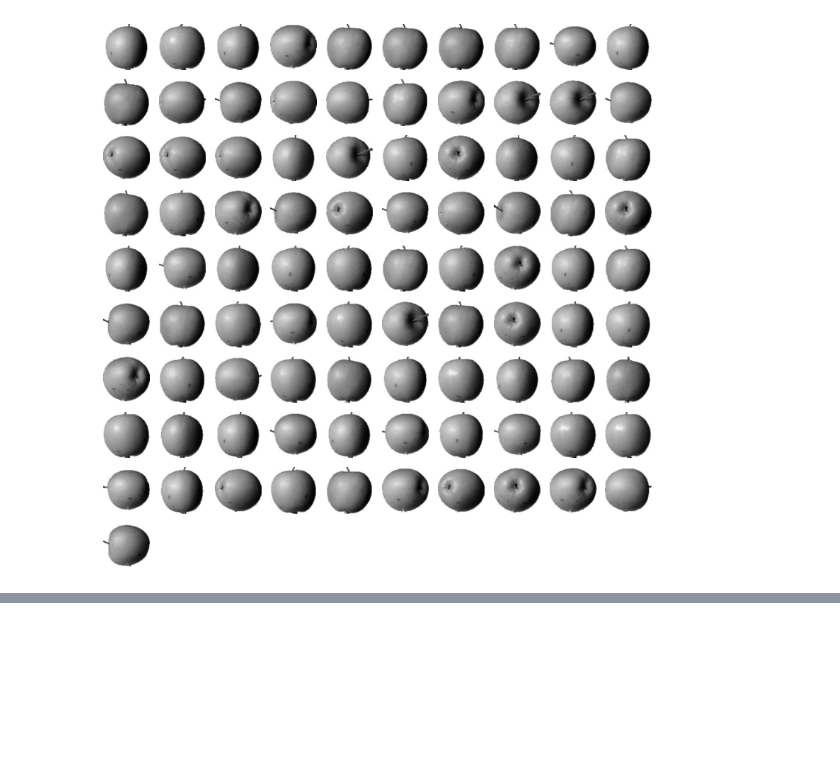
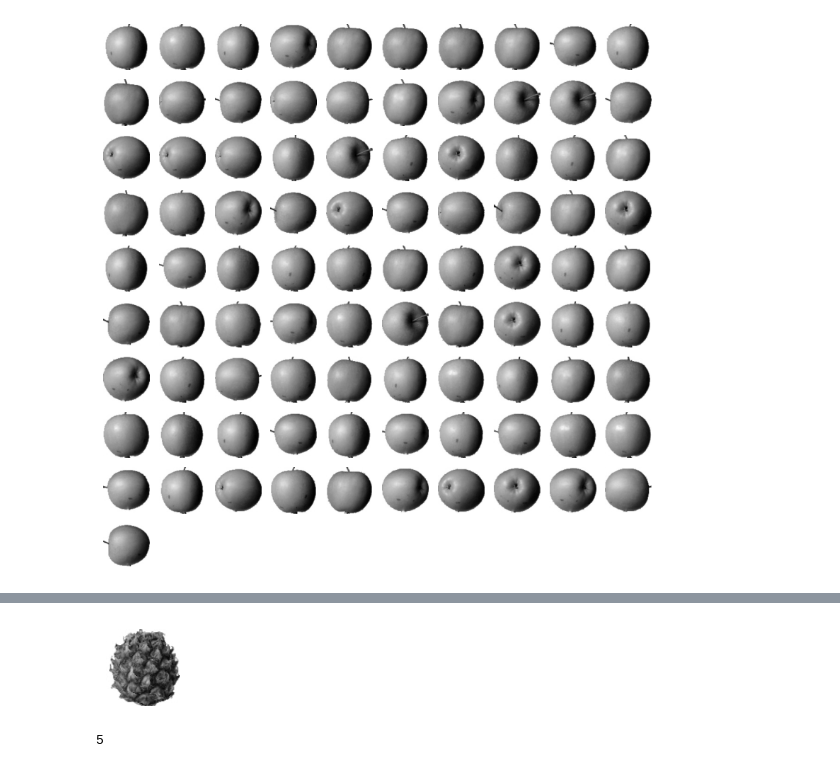
Before and after one commit to clzndyal1/git_test, a Jupyter notebook: 6_2_KMeans.ipynb, the cells around one changed output, grey strips where cells are left out. Saved outputs shown, nothing was run; the diff lists cells and outputs as text; code cells hidden in the pictures; blank space fills up the shorter version.

```diff
--- a/6_2_KMeans.ipynb
+++ b/6_2_KMeans.ipynb
@@ -67,0 +88,8 @@ draw_fruits(fruits[km.labels_==0])
+# %%
+draw_fruits(fruits[100:101])
+# %% [output]
+[figure, added]
+# %%
+print(km.n_iter_)
+# %% [output]
+5
```
Also changed, not shown: parts of 7 cells of this notebook.
